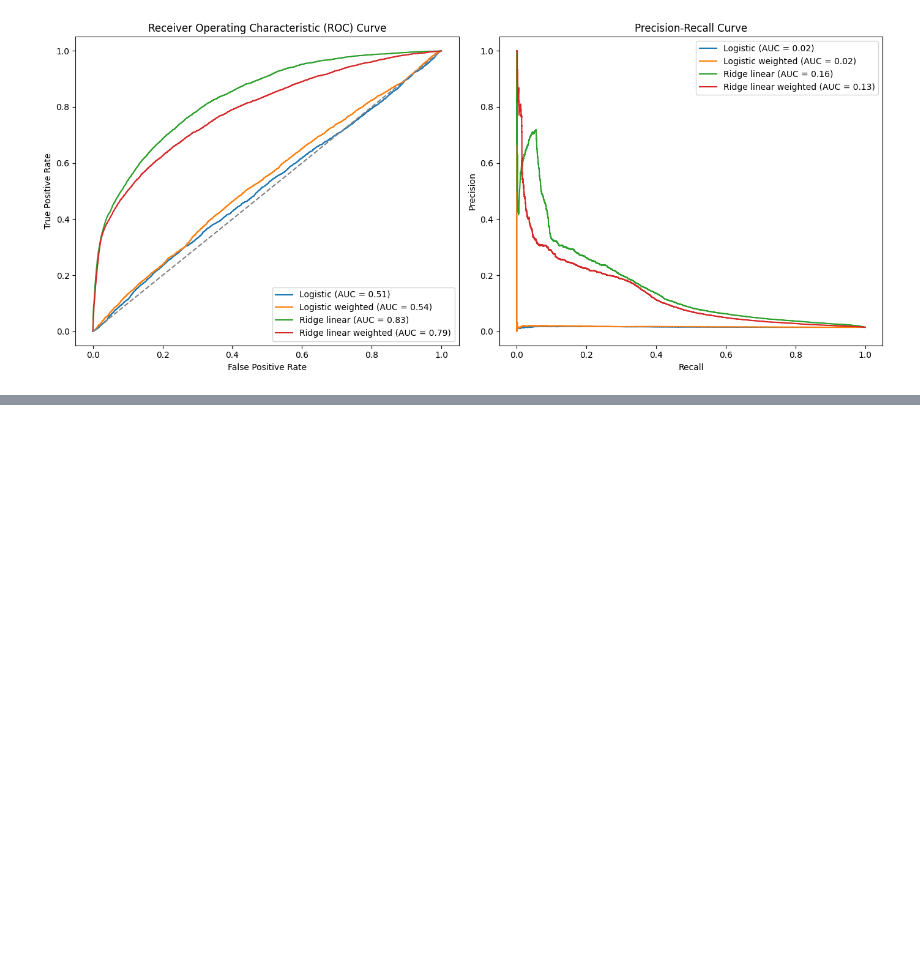
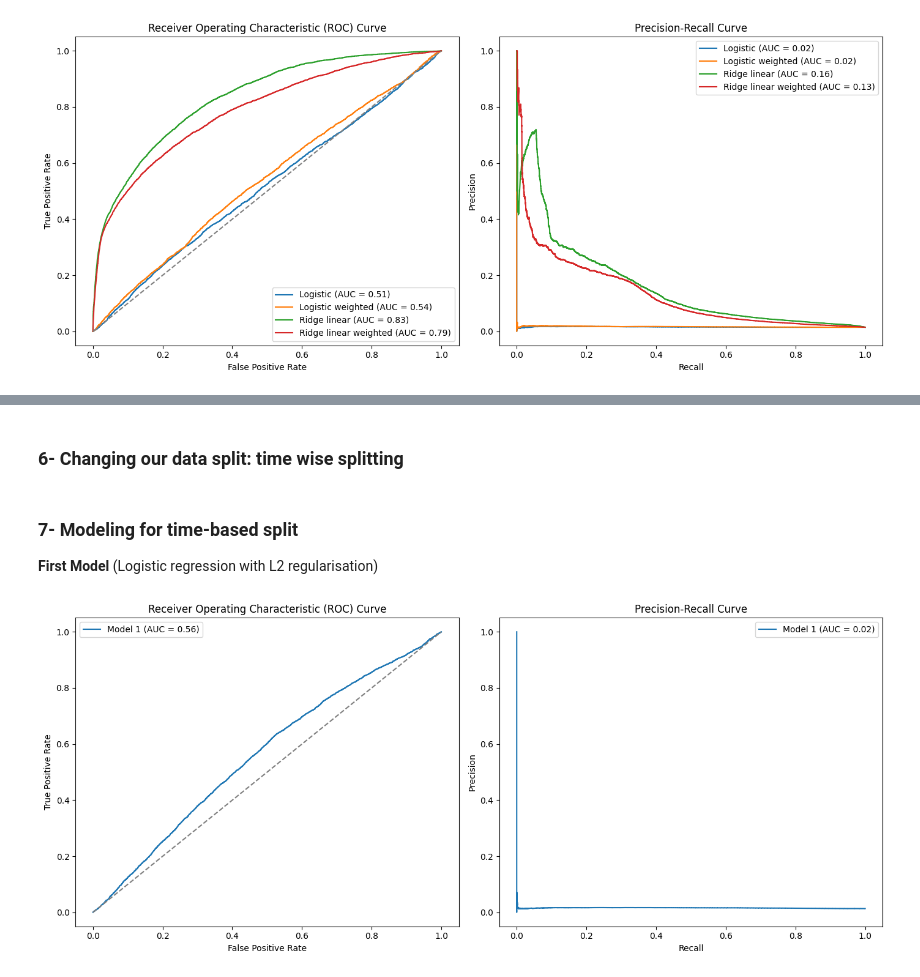
Before and after one commit to MiguelAlvarezHernanz/zrive-ds, a Jupyter notebook: src/module_3/exploration_phase.ipynb, the cells around one changed output, grey strips where cells are left out. Saved outputs shown, nothing was run; the diff lists cells and outputs as text; code cells hidden in the pictures; blank space fills up the shorter version.

```diff
--- a/src/module_3/exploration_phase.ipynb
+++ b/src/module_3/exploration_phase.ipynb
@@ -158,0 +187,16 @@ ImportError: cannot import name 'compute_last_month_sales' from 'src.module_3.me
+# %% [markdown]
+### **6- Changing our data split: time wise splitting**
+# %%
+from src.module_3.metrics_fun import time_based_split
+
+X_train, X_val, X_test, y_train, y_val, y_test = time_based_split(df, date_column='order_date', train_size=0.7, val_size=0.2, test_size=0.1)
+# %% [markdown]
+### **7- Modeling for time-based split**
+**First Model** (Logistic regression with L2 regularisation)
+# %%
+logistic_model_T = LogisticRegression(penalty='l2', max_iter=1000)
+logistic_model_T.fit(X_train, y_train)
+
+plot_roc_pr_curves(logistic_model_T, X_val, y_val)
+# %% [output]
+[figure, added]
```
Also changed, not shown: parts of 14 cells of this notebook, 2 other files.
